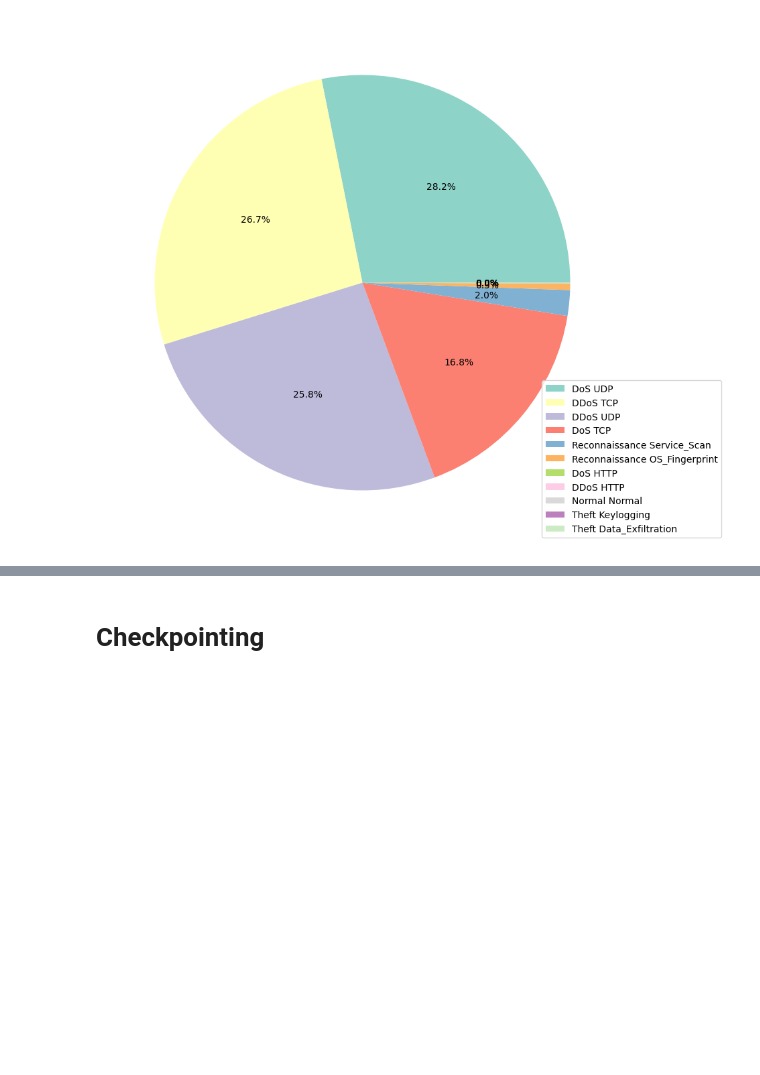
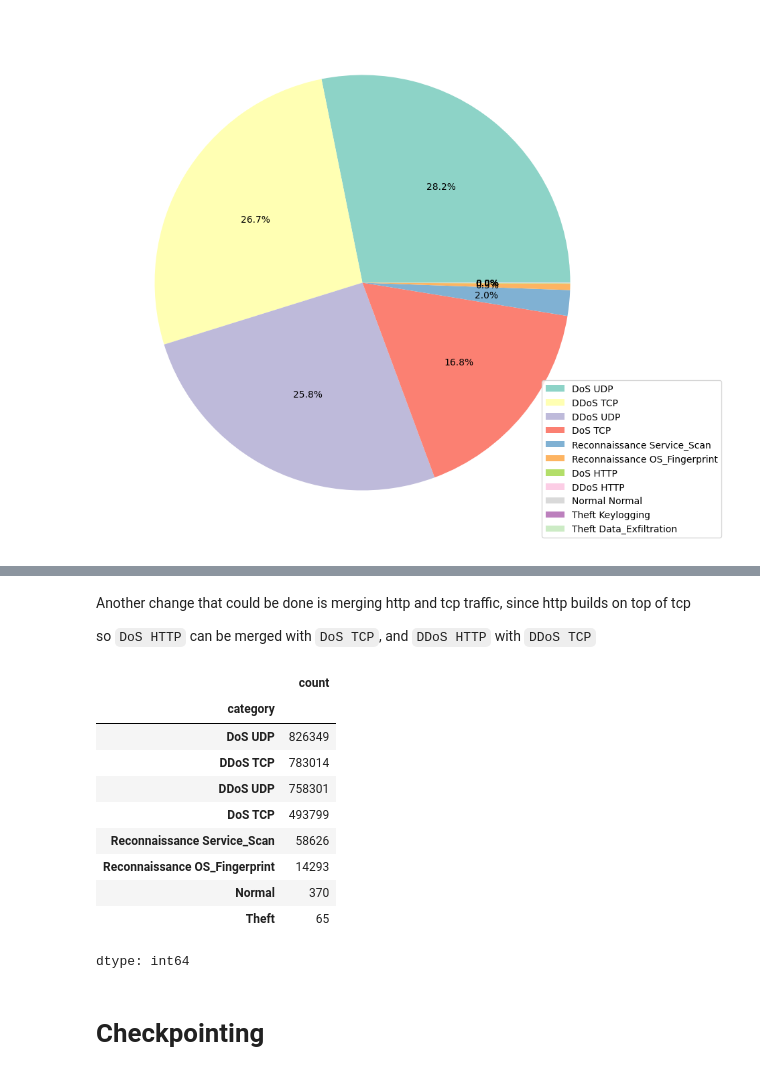
Before and after one commit to merzouka/bds.ml, a Jupyter notebook: eda/eda.ipynb, the cells around one changed output, grey strips where cells are left out. Drawn from its saved outputs; the diff is of its cells as text; code cells hidden in the pictures; blank space fills up the shorter version.

```diff
--- a/eda/eda.ipynb
+++ b/eda/eda.ipynb
@@ -351,0 +403,20 @@ This is something that needs to be addressed or the results might be missleading
+# %% [markdown]
+Another change that could be done is merging http and tcp traffic, since http builds on top of tcp
+
+so `DoS HTTP` can be merged with `DoS TCP`, and `DDoS HTTP` with `DDoS TCP`
+# %%
+clean_target = lambda cat: 'DoS TCP' if cat == 'DoS HTTP' else 'DDoS TCP' if cat == 'DDoS HTTP' else cat
+training['category'] = training['category'].map(clean_target)
+training['category'].value_counts()
+# %% [output]
+|  | count |
+| category |  |
+| DoS UDP | 826349 |
+| DDoS TCP | 783014 |
+| DDoS UDP | 758301 |
+| DoS TCP | 493799 |
+| Reconnaissance Service_Scan | 58626 |
+| Reconnaissance OS_Fingerprint | 14293 |
+| Normal | 370 |
+| Theft | 65 |
+dtype: int64
```
Also changed, not shown: parts of 25 cells of this notebook.
